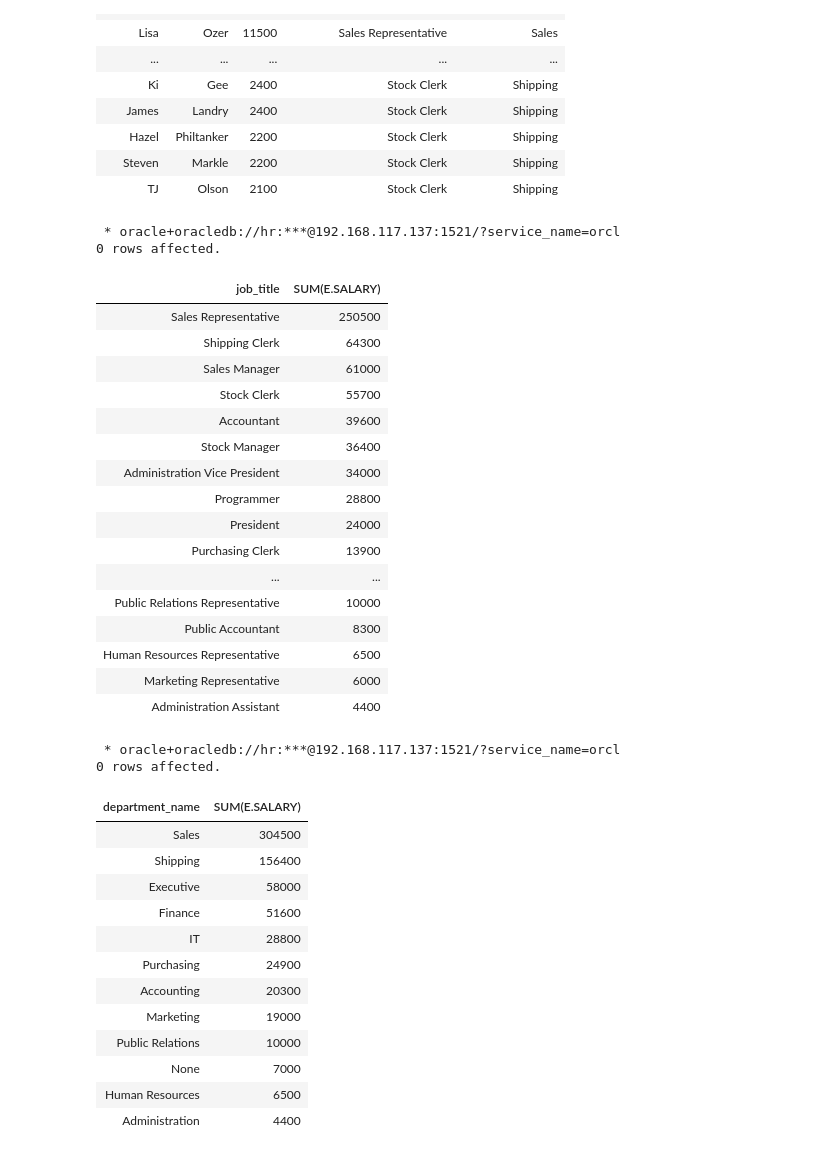
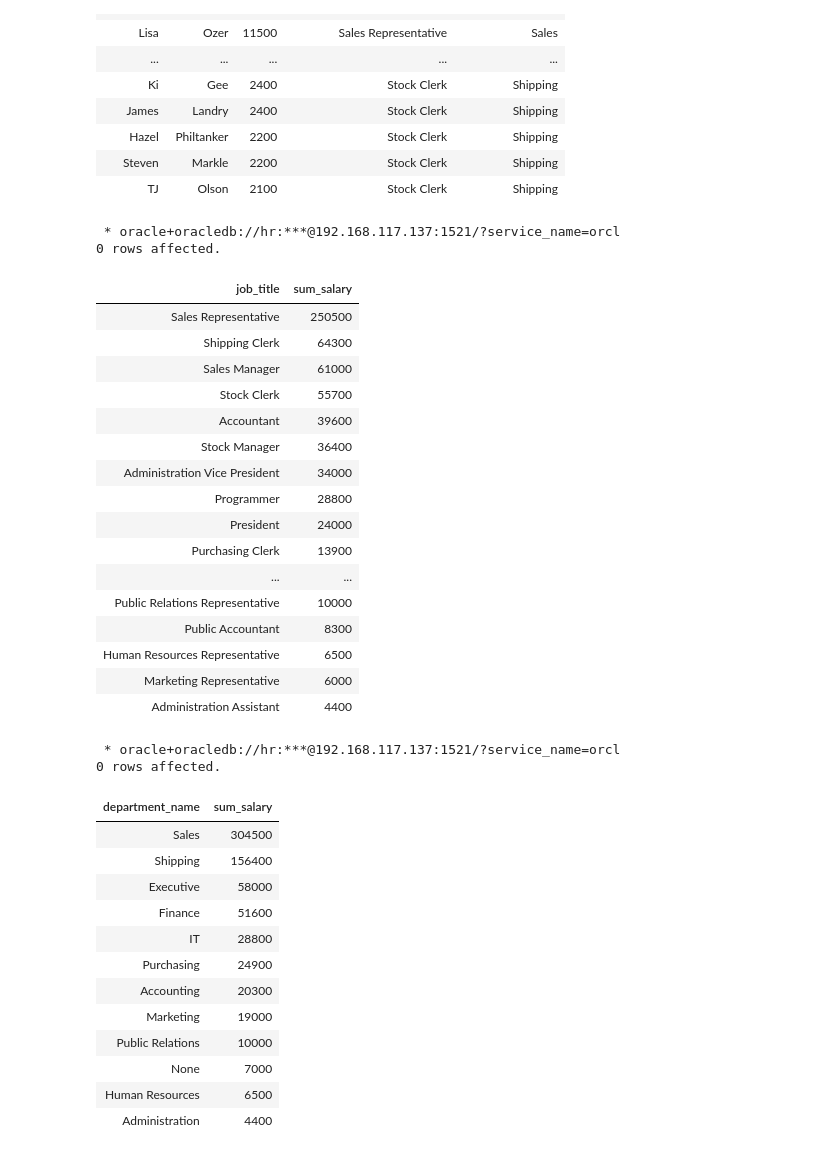
Before and after one commit to Ahmed-Abdallah82/python-oracledb_API, a Jupyter notebook: oracledb_sqlmagic.ipynb, the cells around one changed output. Saved outputs shown, nothing was run; the diff lists cells and outputs as text; code cells hidden in the pictures.

```diff
--- a/oracledb_sqlmagic.ipynb
+++ b/oracledb_sqlmagic.ipynb
@@ -51,15 +54,15 @@ order by e.salary desc, j.job_title, d.department_name
 | TJ | Olson | 2100 | Stock Clerk | Shipping |
 # %%
 %%sql
-select j.job_title, sum(e.salary)
+select j.job_title, sum(e.salary) as sum_salary
 from employees e join jobs j
 on (e.job_id = j.job_id)
 group by j.job_title
 order by sum(e.salary) desc
 # %% [output]
  * oracle+oracledb://hr:***@192.168.117.137:1521/?service_name=orcl
 0 rows affected.
-| job_title | SUM(E.SALARY) |
+| job_title | sum_salary |
 | Sales Representative | 250500 |
 | Shipping Clerk | 64300 |
 | Sales Manager | 61000 |
@@ -78,7 +81,7 @@ order by sum(e.salary) desc
 | Administration Assistant | 4400 |
 # %%
 %%sql
-select d.department_name, sum(e.salary)
+select d.department_name, sum(e.salary) as sum_salary
 from employees e left outer join departments d
 on (e.department_id = d.department_id)
 group by d.department_name
@@ -86,7 +89,7 @@ order by sum(e.salary) desc
 # %% [output]
  * oracle+oracledb://hr:***@192.168.117.137:1521/?service_name=orcl
 0 rows affected.
-| department_name | SUM(E.SALARY) |
+| department_name | sum_salary |
 | Sales | 304500 |
 | Shipping | 156400 |
 | Executive | 58000 |
```
Also changed, not shown: parts of 1 cell of this notebook.
